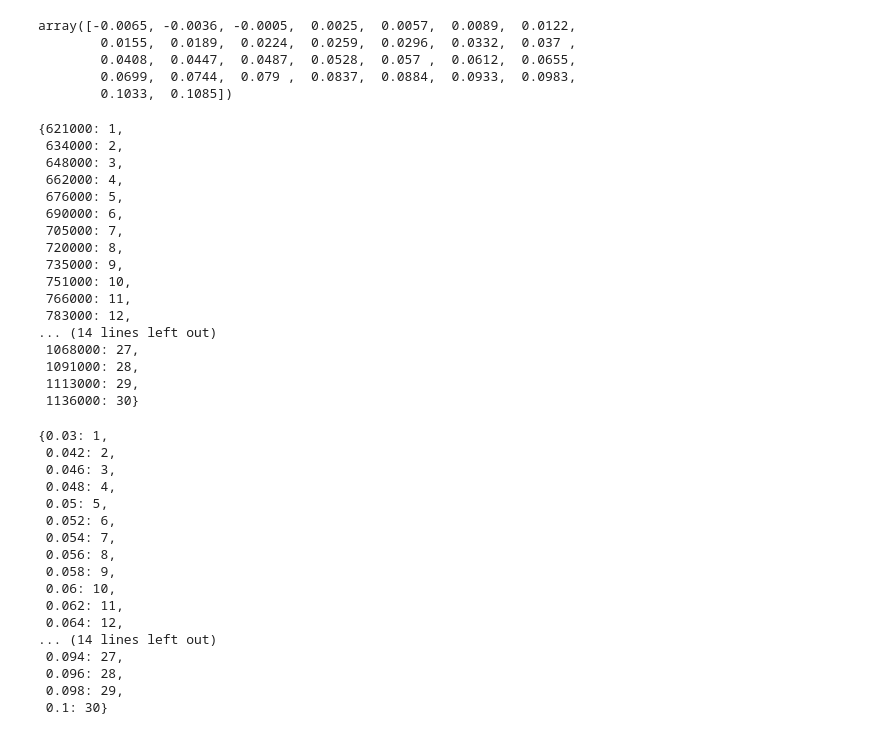
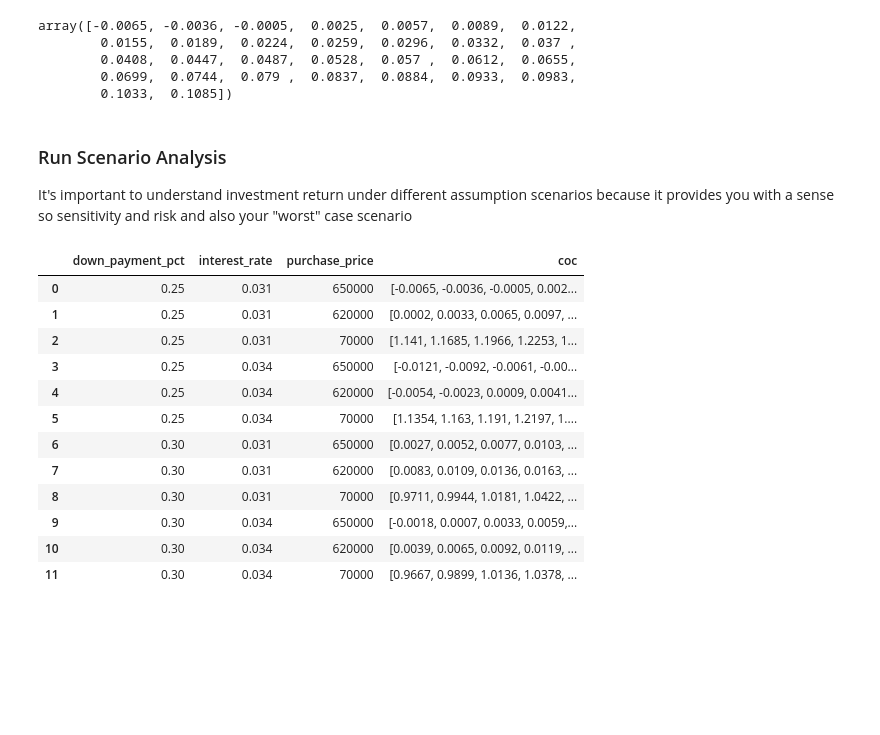
Before and after one commit to fongmanfong/anacondo, a Jupyter notebook: docs/getting_started.ipynb, the cells around one changed output. Drawn from its saved outputs; the diff is of its cells as text; code cells hidden in the pictures; blank space fills up the shorter version.

```diff
--- a/docs/getting_started.ipynb
+++ b/docs/getting_started.ipynb
@@ -81,48 +113,7 @@ array([-0.0065, -0.0036, -0.0005,  0.0025,  0.0057,  0.0089,  0.0122,
         0.0408,  0.0447,  0.0487,  0.0528,  0.057 ,  0.0612,  0.0655,
         0.0699,  0.0744,  0.079 ,  0.0837,  0.0884,  0.0933,  0.0983,
         0.1033,  0.1085])
-# %%
-# How much can I buy Yorkville for so that my cash on cash return is > 0
-# Returns the break even purchase price after X number of years. For example, based on input assumptions
-# if I purchase Yorkville for 648000, It will take me 3 years before I get positive cash on cash return
-yorkville.simulate_break_even('coc', 'purchase_price')
-# %% [output]
-{621000: 1,
- 634000: 2,
- 648000: 3,
- 662000: 4,
- 676000: 5,
- 690000: 6,
- 705000: 7,
- 720000: 8,
- 735000: 9,
- 751000: 10,
- 766000: 11,
- 783000: 12,
-... (14 lines left out)
- 1068000: 27,
- 1091000: 28,
- 1113000: 29,
- 1136000: 30}
-# %%
-# Similarly, returns the break even interest rate after X number of years.
-# A borrowing rate of 4.8% based on current input assumnptions will take 4 years before achieving positive ROI
-yorkville.simulate_break_even('roi', 'interest_rate')
-# %% [output]
-{0.03: 1,
- 0.042: 2,
- 0.046: 3,
- 0.048: 4,
- 0.05: 5,
- 0.052: 6,
- 0.054: 7,
- 0.056: 8,
- 0.058: 9,
- 0.06: 10,
- 0.062: 11,
- 0.064: 12,
-... (14 lines left out)
- 0.094: 27,
- 0.096: 28,
- 0.098: 29,
- 0.1: 30}
+# %% [markdown]
+### Run Scenario Analysis
+
+It's important to understand investment return under different assumption scenarios because it provides you with a sense so sensitivity and risk and also your "worst" case scenario
@@ -128,0 +122,25 @@ yorkville.simulate_break_even('roi', 'interest_rate')
+# %%
+# One option is to have predefine scenarios of interest and understand the financial returns.
+# Here we explore different permuation of scenarios for cash on cash return
+
+
+cash on cash return overtime for various scenarios
+param_grid = {'interest_rate': [0.031, 0.034],
+              'down_payment_pct': [0.25, 0.30],
+              'purchase_price': [650000, 620000, 70000]}
+# %%
+pd.DataFrame(yorkville_scenarios.compute_scenarios_set('coc', param_grid))
+# %% [output]
+|  | down_payment_pct | interest_rate | purchase_price | coc |
+| 0 | 0.25 | 0.031 | 650000 | [-0.0065, -0.0036, -0.0005, 0.002... |
+| 1 | 0.25 | 0.031 | 620000 | [0.0002, 0.0033, 0.0065, 0.0097, ... |
+| 2 | 0.25 | 0.031 | 70000 | [1.141, 1.1685, 1.1966, 1.2253, 1... |
+| 3 | 0.25 | 0.034 | 650000 | [-0.0121, -0.0092, -0.0061, -0.00... |
+| 4 | 0.25 | 0.034 | 620000 | [-0.0054, -0.0023, 0.0009, 0.0041... |
+| 5 | 0.25 | 0.034 | 70000 | [1.1354, 1.163, 1.191, 1.2197, 1.... |
+| 6 | 0.30 | 0.031 | 650000 | [0.0027, 0.0052, 0.0077, 0.0103, ... |
+| 7 | 0.30 | 0.031 | 620000 | [0.0083, 0.0109, 0.0136, 0.0163, ... |
+| 8 | 0.30 | 0.031 | 70000 | [0.9711, 0.9944, 1.0181, 1.0422, ... |
+| 9 | 0.30 | 0.034 | 650000 | [-0.0018, 0.0007, 0.0033, 0.0059,... |
+| 10 | 0.30 | 0.034 | 620000 | [0.0039, 0.0065, 0.0092, 0.0119, ... |
+| 11 | 0.30 | 0.034 | 70000 | [0.9667, 0.9899, 1.0136, 1.0378, ... |
```
Also changed, not shown: parts of 15 cells of this notebook.
